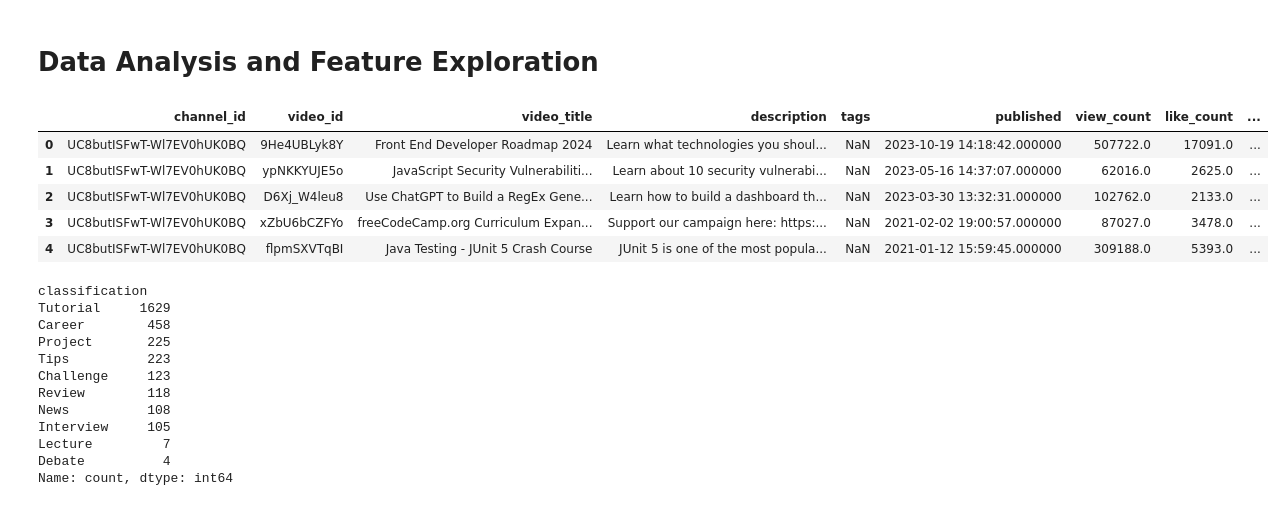
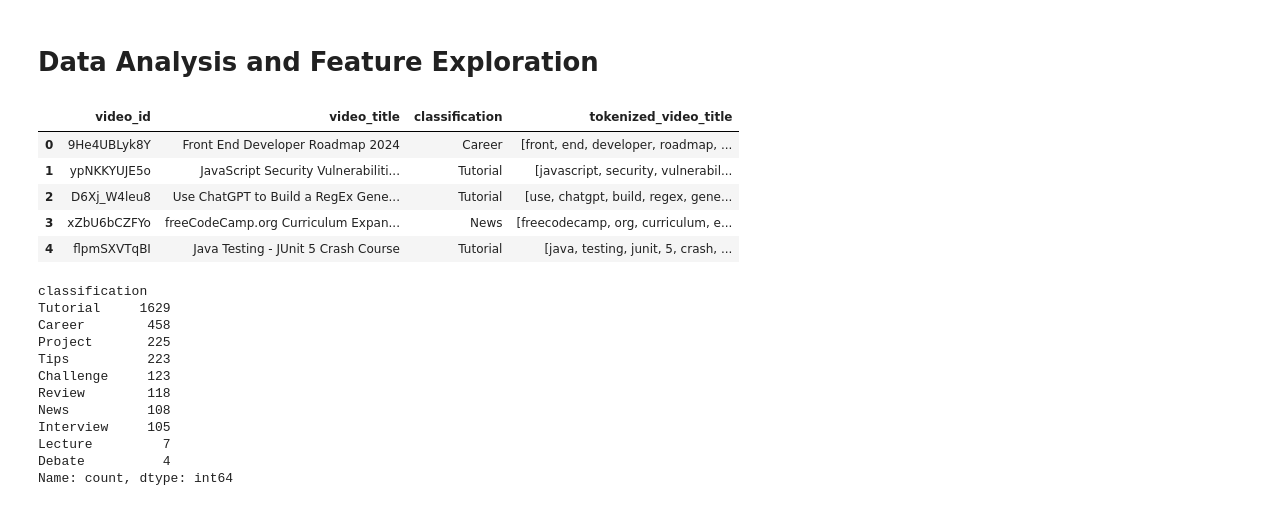
Before and after one commit to harryallum/YouTube-Video-Analysis, a Jupyter notebook: analysis/video_classification/video_classification.ipynb, the cells around one changed output. Cells and saved outputs as stored; diff of their text form; code cells hidden in the pictures.

Commit message:
Data pre-processing done

```diff
--- a/analysis/video_classification/video_classification.ipynb
+++ b/analysis/video_classification/video_classification.ipynb
@@ -21,3 +19,5 @@ videos_with_labelling_df.head()
 | 2 | UC8butISFwT-Wl7EV0hUK0BQ | D6Xj_W4leu8 | Use ChatGPT to Build a RegEx Gene... | Learn how to build a dashboard th... | NaN | 2023-03-30 13:32:31.000000 | 102762.0 | 2133.0 | ... |
 | 3 | UC8butISFwT-Wl7EV0hUK0BQ | xZbU6bCZFYo | freeCodeCamp.org Curriculum Expan... | Support our campaign here: https:... | NaN | 2021-02-02 19:00:57.000000 | 87027.0 | 3478.0 | ... |
 | 4 | UC8butISFwT-Wl7EV0hUK0BQ | flpmSXVTqBI | Java Testing - JUnit 5 Crash Course | JUnit 5 is one of the most popula... | NaN | 2021-01-12 15:59:45.000000 | 309188.0 | 5393.0 | ... |
+# %%
+video_classification_by_title_df = videos_with_labelling_df[['video_id', 'video_title', 'classification']].copy()
@@ -23,0 +161,14 @@ videos_with_labelling_df.head()
+# %%
+# Specify the treatments to apply
+treatments = ['lowercasing',
+              'remove_punctuation',
+              'remove_stopwords',
+              #'remove_special_characters',
+              #'remove_numbers',
+              #'stemming',
+              'lemmatization']
+
+# Apply preprocessing to the DataFrame
+video_classification_by_title_df['tokenized_video_title'] = preprocess_titles(video_classification_by_title_df.copy(), treatments)
+
+video_classification_by_title_df
@@ -28,10 +194,10 @@ videos_with_labelling_df = videos_with_labelling_df[videos_with_labelling_df['cl
 # %%
-videos_with_labelling_df.head()
+video_classification_by_title_df.head()
 # %% [output]
-|  | channel_id | video_id | video_title | description | tags | published | view_count | like_count | ... |
-| 0 | UC8butISFwT-Wl7EV0hUK0BQ | 9He4UBLyk8Y | Front End Developer Roadmap 2024 | Learn what technologies you shoul... | NaN | 2023-10-19 14:18:42.000000 | 507722.0 | 17091.0 | ... |
-| 1 | UC8butISFwT-Wl7EV0hUK0BQ | ypNKKYUJE5o | JavaScript Security Vulnerabiliti... | Learn about 10 security vulnerabi... | NaN | 2023-05-16 14:37:07.000000 | 62016.0 | 2625.0 | ... |
-| 2 | UC8butISFwT-Wl7EV0hUK0BQ | D6Xj_W4leu8 | Use ChatGPT to Build a RegEx Gene... | Learn how to build a dashboard th... | NaN | 2023-03-30 13:32:31.000000 | 102762.0 | 2133.0 | ... |
-| 3 | UC8butISFwT-Wl7EV0hUK0BQ | xZbU6bCZFYo | freeCodeCamp.org Curriculum Expan... | Support our campaign here: https:... | NaN | 2021-02-02 19:00:57.000000 | 87027.0 | 3478.0 | ... |
-| 4 | UC8butISFwT-Wl7EV0hUK0BQ | flpmSXVTqBI | Java Testing - JUnit 5 Crash Course | JUnit 5 is one of the most popula... | NaN | 2021-01-12 15:59:45.000000 | 309188.0 | 5393.0 | ... |
+|  | video_id | video_title | classification | tokenized_video_title |
+| 0 | 9He4UBLyk8Y | Front End Developer Roadmap 2024 | Career | [front, end, developer, roadmap, ... |
+| 1 | ypNKKYUJE5o | JavaScript Security Vulnerabiliti... | Tutorial | [javascript, security, vulnerabil... |
+| 2 | D6Xj_W4leu8 | Use ChatGPT to Build a RegEx Gene... | Tutorial | [use, chatgpt, build, regex, gene... |
+| 3 | xZbU6bCZFYo | freeCodeCamp.org Curriculum Expan... | News | [freecodecamp, org, curriculum, e... |
+| 4 | flpmSXVTqBI | Java Testing - JUnit 5 Crash Course | Tutorial | [java, testing, junit, 5, crash, ... |
 # %%
```
Also changed, not shown: parts of 9 cells of this notebook.
